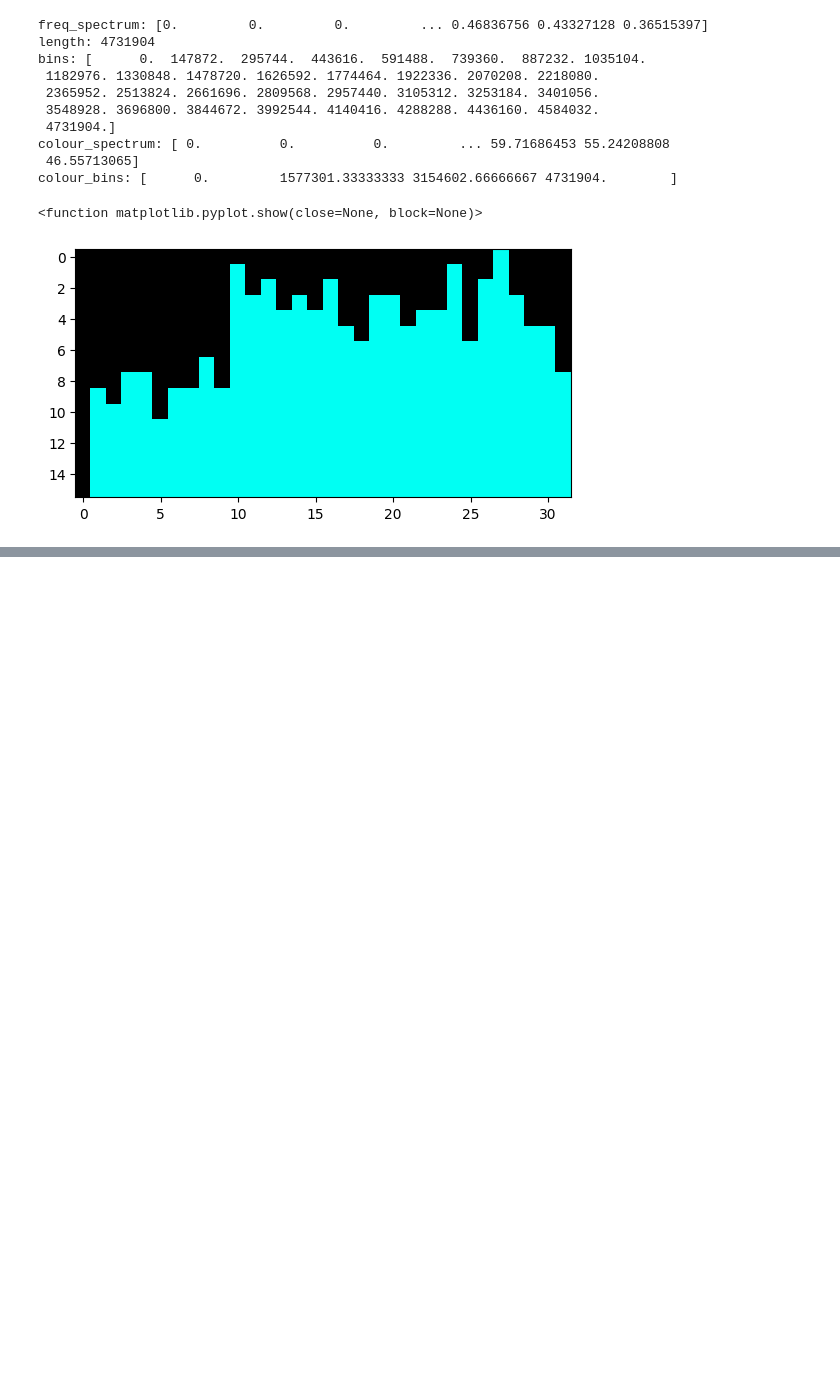
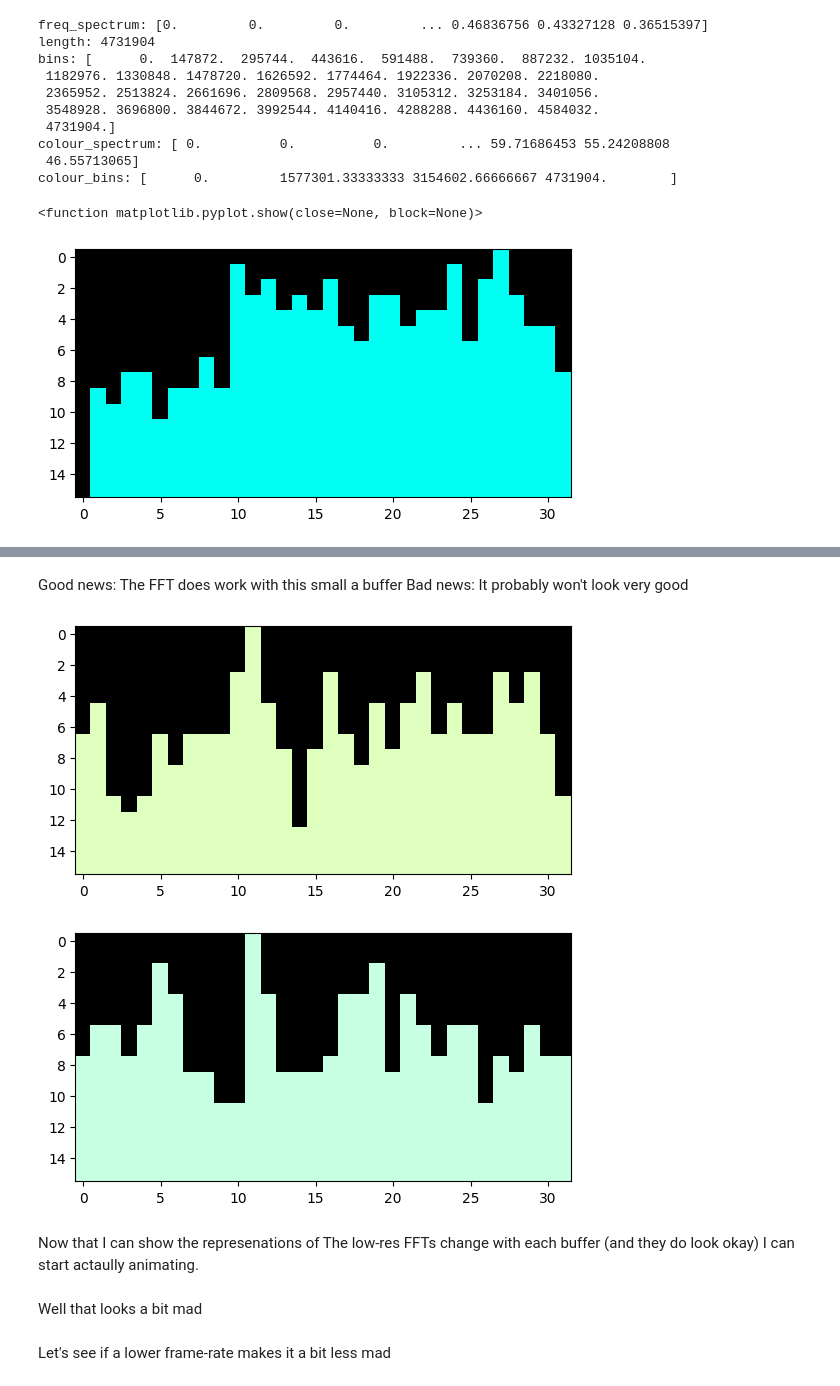
Before and after one commit to rt5-tp/low-res_fft_proto, a Jupyter notebook: Animation_Tests.ipynb, the cells around one changed output, grey strips where cells are left out. Drawn from its saved outputs; the diff is of its cells as text; code cells hidden in the pictures; blank space fills up the shorter version.

```diff
--- a/Animation_Tests.ipynb
+++ b/Animation_Tests.ipynb
@@ -118,0 +175,42 @@ plt.show
+# %% [markdown]
+Good news: The FFT does work with this small a buffer
+Bad news: It probably won't look very good
+# %%
+for i in range(2):
+    ptr = i*(n_frame)
+    buffer = data[ptr:ptr+n_frame,:]
+
+    plotter = SignalPlotter(Fs_audio,buffer)
+
+    freq_spectrum = np.abs(plotter.freqSignal())[:,0]
+    length = len(freq_spectrum)
+
+    bins = np.linspace(0,length,33)
+    colour_bins = np.linspace(0,length,4)
+
+    colour_spectrum = freq_spectrum*(255/np.amax(freq_spectrum))
+    mask_spectrum = freq_spectrum*(16/np.amax(freq_spectrum)) # scale the y-axis to range between 0 and 16
+
+    mask = np.zeros((16,32,3),dtype=np.uint8)
+    frame = np.zeros((16,32,3),dtype=np.uint8)
+
+    for j in range(len(bins)-1):
+        bin = np.amax(mask_spectrum[int(bins[j]):int(bins[j+1])])
+        mask[16-int(bin):,j,:] = 255
+
+
+
+    for i in range(len(colour_bins)-1):
+        bin = np.amax(colour_spectrum[int(colour_bins[i]):int(colour_bins[i+1])])
+        frame[:,:,i] = int(bin)
+
+    frame[mask==0] = 0
+
+    plt.figure()
+    plt.imshow(cv.cvtColor(frame,cv.COLOR_BGR2RGB))
+    plt.show
+# %% [output]
+[figure, added]
+[figure, added]
+# %% [markdown]
+Now that I can show the represenations of The low-res FFTs change with each buffer (and they do look okay) I can start actaully animating.
@@ -118,0 +254,4 @@ plt.show
+# %% [markdown]
+Well that looks a bit mad
+# %% [markdown]
+Let's see if a lower frame-rate makes it a bit less mad
```
Also changed, not shown: parts of 11 cells of this notebook.
